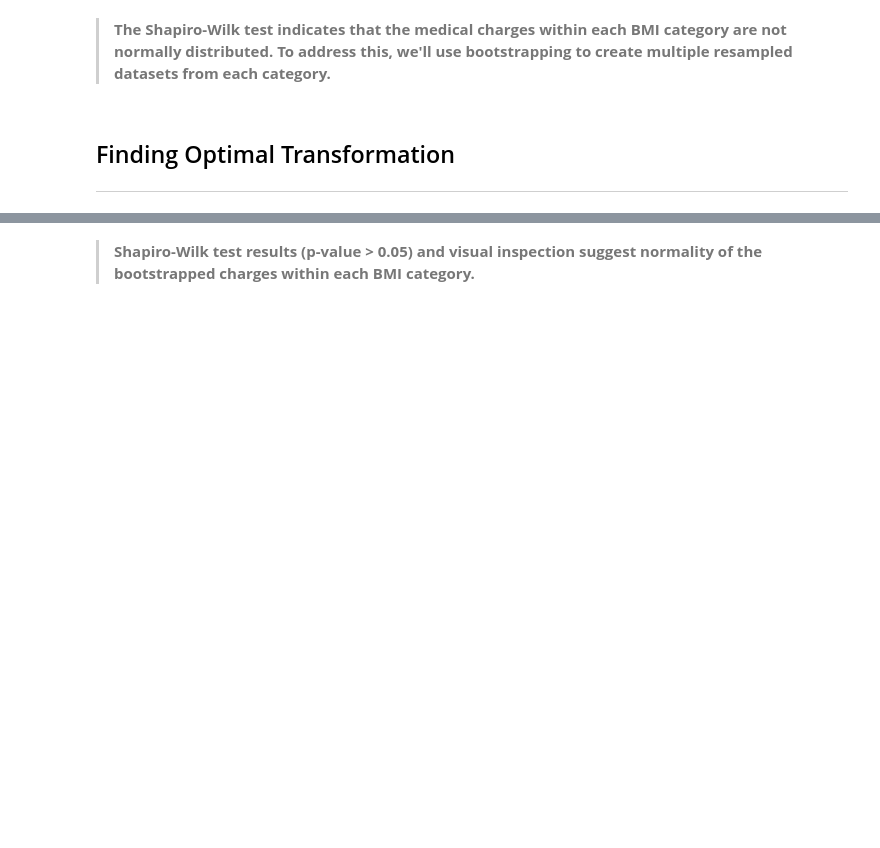
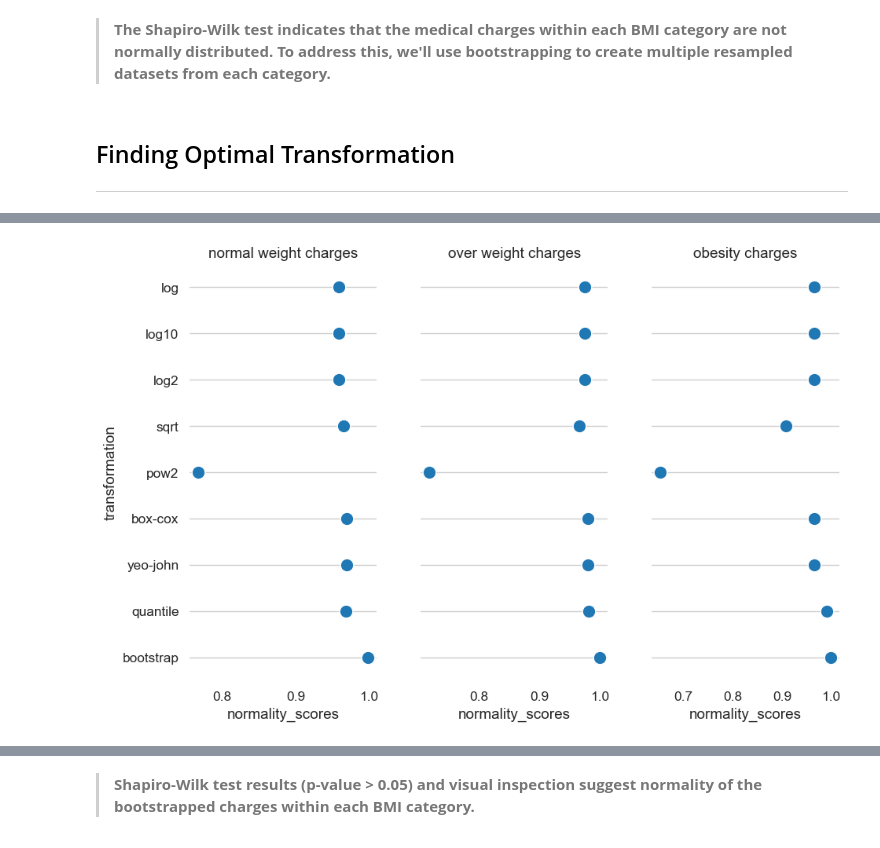
Before and after one commit to PragyanTiwari/Hypothesis-Testing-Medical-Insurance-Data, a Jupyter notebook: 01_Normality_and_T-Test.ipynb, the cells around one changed output, grey strips where cells are left out. Drawn from its saved outputs; the diff is of its cells as text; code cells hidden in the pictures; blank space fills up the shorter version.

```diff
--- a/01_Normality_and_T-Test.ipynb
+++ b/01_Normality_and_T-Test.ipynb
@@ -246,0 +192,16 @@ plt.show()
+# %%
+# function to calculate shaprio results for each bmi category transformation
+get_shapiro_res = lambda transformation : list(map(lambda x: stats.shapiro(transformation[x])[0], transformation.keys()))
+# %%
+transformation_data = pd.DataFrame({'transformation':list(normal_weight_transformations.keys()),
+                       'normal_weight':get_shapiro_res(normal_weight_transformations),
+                       'over_weight':get_shapiro_res(over_weight_transformations),
+                       'obesity':get_shapiro_res(obesity_transformations)})
+
+# appending the bootstrap shapiro results
+transformation_data.loc[len(transformation_data)] = {'transformation':'bootstrap',
+                            'normal_weight':stats.shapiro(normalweight_bootstrap_samples)[0],
+                            'over_weight':stats.shapiro(overweight_bootstrap_samples)[0],
+                            'obesity':stats.shapiro(obesity_bootstrap_samples)[0]}
+
+transformation_data
@@ -246,0 +219,33 @@ plt.show()
+# %%
+# plot to check which transformation works best on achieving normality
+
+# plt.figure(figsize=(20,16))
+
+g = sns.PairGrid(transformation_data,
+                 x_vars=transformation_data.columns[1:],
+                 y_vars=["transformation"],
+                 height=8,
+                 aspect=0.25)
+
+# Draw a dot plot using the stripplot function
+g.map(sns.stripplot, size=12, orient="h", jitter=False,
+      palette="husl", linewidth=1, edgecolor="w")
+
+g.set(xlabel="normality_scores", ylabel="transformation")
+g.fig.set_size_inches(10, 6)
+
+titles = ["normal weight charges","over weight charges","obesity charges"]
+
+
+for ax, title in zip(g.axes.flat, titles):
+
+    # Set a different title for each axes
+    ax.set(title=title)
+
+    # Make the grid horizontal instead of vertical
+    ax.xaxis.grid(False)
+    ax.yaxis.grid(True)
+
+sns.despine(left=True, bottom=True)
+# %% [output]
+[figure, added]
```
Also changed, not shown: parts of 17 cells of this notebook.
